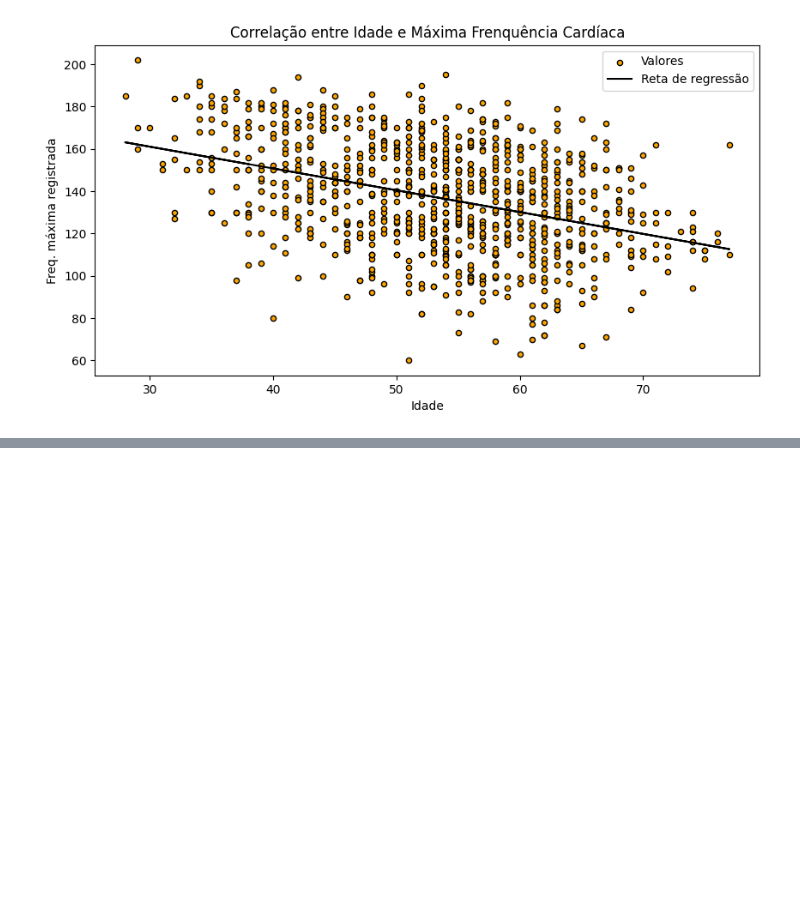
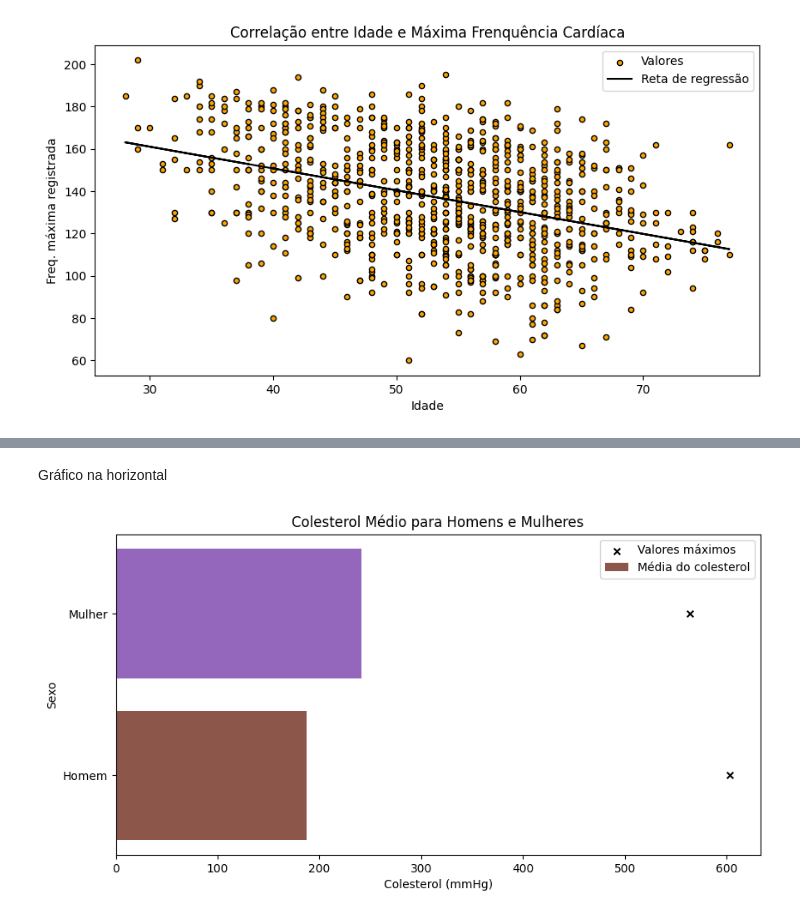
Before and after one commit to lucas-mdsena/python_udemy_module_3, a Jupyter notebook: notebook_matplotlib.ipynb, the cells around one changed output, grey strips where cells are left out. Cells and saved outputs as stored; diff of their text form; code cells hidden in the pictures; blank space fills up the shorter version.

```diff
--- a/notebook_matplotlib.ipynb
+++ b/notebook_matplotlib.ipynb
@@ -218,0 +296,31 @@ Aqui, a reta nos ajuda a confirmar o que suspeitamos na primeira plotagem.
+# %% [markdown]
+Gráfico na horizontal
+# %%
+agrupamentos = df[['sexo', 'colesterol']].groupby(by='sexo').agg(['mean', 'max'])
+
+fig, ax = plt.subplots(figsize=(10,5))
+
+ax.barh(
+    y=agrupamentos.index,
+    width=agrupamentos[('colesterol', 'mean')],
+    label='Média do colesterol',
+    color=['tab:brown', 'tab:purple'] # Escolha de cores para as barras
+    )
+
+ax.scatter(
+    y=agrupamentos.index,
+    x=agrupamentos[('colesterol', 'max')],
+    marker='x', # Define o tipo da marcação
+    s=30,
+    color='black',
+    label='Valores máximos'
+    )
+
+ax.set_title('Colesterol Médio para Homens e Mulheres')
+ax.set_ylabel('Sexo')
+ax.set_xlabel('Colesterol (mmHg)')
+ax.legend(loc='upper right') # Define a posição da legenda ('upper left', 'upper right', 'lower left', 'lower right', 'upper center', 'lower center', 'center left', 'center right')
+
+plt.show()
+# %% [output]
+[figure, added]
```
Also changed, not shown: parts of 11 cells of this notebook.
